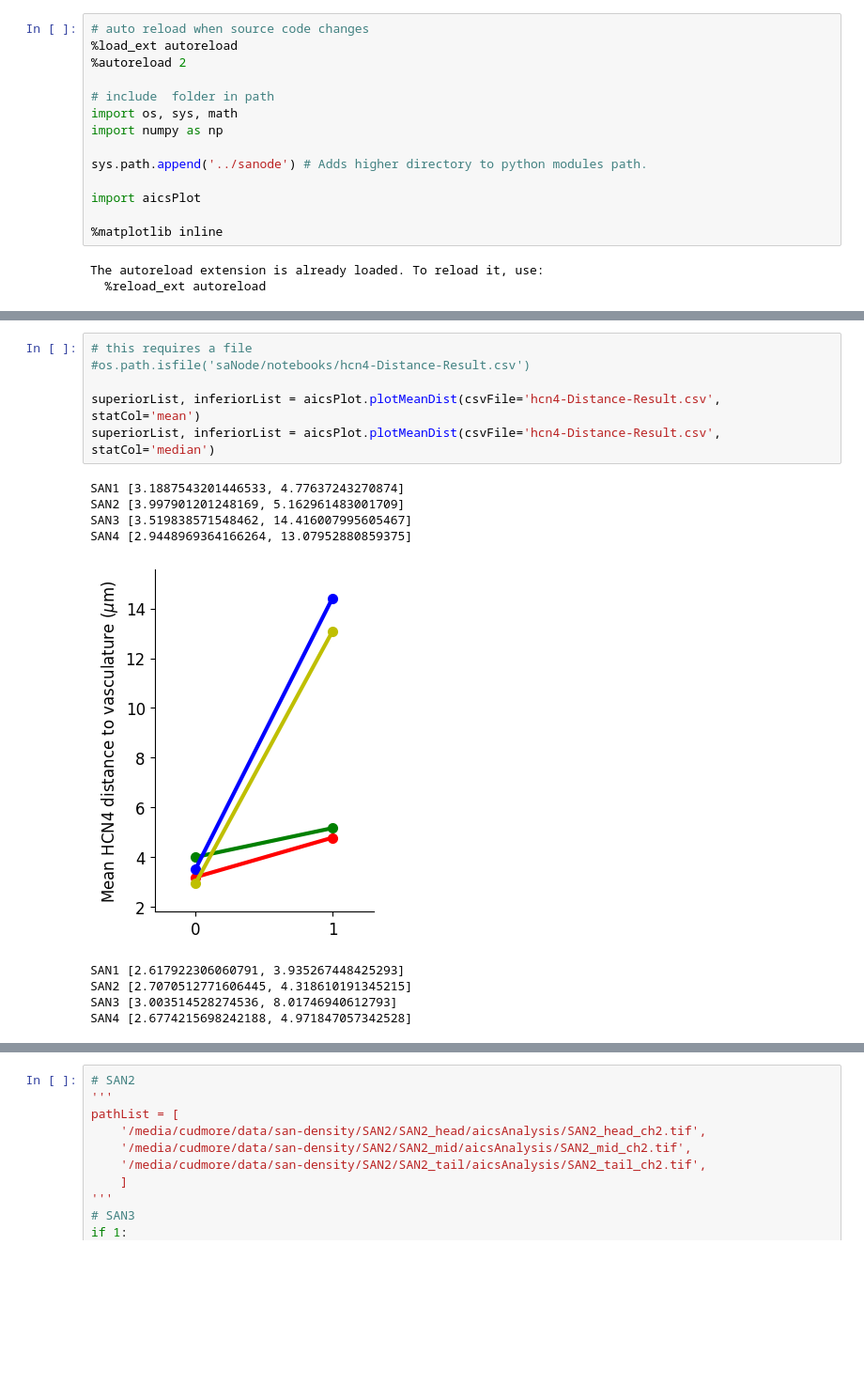
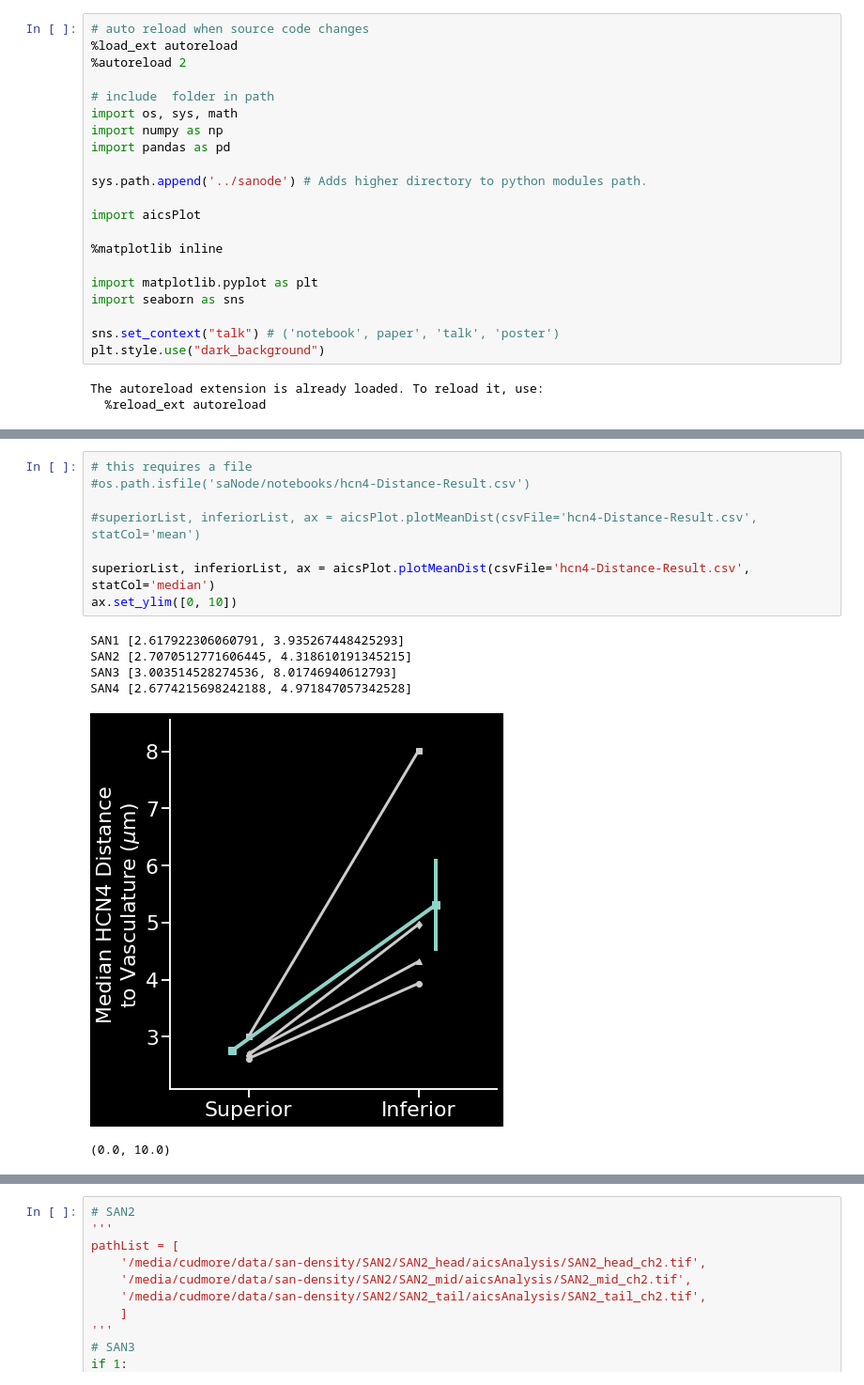
Before and after one commit to cudmore/saNode, a Jupyter notebook: notebooks/manuscript-20201103.ipynb, the cells around one changed output, grey strips where cells are left out. Shown: that part at 94% size. Cells and saved outputs as stored; diff of their text form; blank space fills up the shorter version.

```diff
--- a/notebooks/manuscript-20201103.ipynb
+++ b/notebooks/manuscript-20201103.ipynb
@@ -6,12 +6,19 @@
 # include  folder in path
 import os, sys, math
 import numpy as np
+import pandas as pd
 
 sys.path.append('../sanode') # Adds higher directory to python modules path.
 
 import aicsPlot
 
 %matplotlib inline
+
+import matplotlib.pyplot as plt
+import seaborn as sns
+
+sns.set_context("talk") # ('notebook', paper', 'talk', 'poster')
+plt.style.use("dark_background")
 # %% [output]
 The autoreload extension is already loaded. To reload it, use:
   %reload_ext autoreload
@@ -63,16 +73,15 @@ paired ttest pValue: 0.0511374924790585
 # %%
 # this requires a file
 #os.path.isfile('saNode/notebooks/hcn4-Distance-Result.csv')
 
-superiorList, inferiorList = aicsPlot.plotMeanDist(csvFile='hcn4-Distance-Result.csv', statCol='mean')
-superiorList, inferiorList = aicsPlot.plotMeanDist(csvFile='hcn4-Distance-Result.csv', statCol='median')
+#superiorList, inferiorList, ax = aicsPlot.plotMeanDist(csvFile='hcn4-Distance-Result.csv', statCol='mean')
+
+superiorList, inferiorList, ax = aicsPlot.plotMeanDist(csvFile='hcn4-Distance-Result.csv', statCol='median')
+ax.set_ylim([0, 10])
 # %% [output]
-SAN1 [3.1887543201446533, 4.77637243270874]
-SAN2 [3.997901201248169, 5.162961483001709]
-SAN3 [3.519838571548462, 14.416007995605467]
-SAN4 [2.9448969364166264, 13.07952880859375]
+SAN1 [2.617922306060791, 3.935267448425293]
+SAN2 [2.7070512771606445, 4.318610191345215]
+SAN3 [3.003514528274536, 8.01746940612793]
+SAN4 [2.6774215698242188, 4.971847057342528]
-[figure, old version]
+[figure, new version]
-SAN1 [2.617922306060791, 3.935267448425293]
-SAN2 [2.7070512771606445, 4.318610191345215]
-SAN3 [3.003514528274536, 8.01746940612793]
-SAN4 [2.6774215698242188, 4.971847057342528]
+(0.0, 10.0)
```
Also changed, not shown: parts of 10 cells of this notebook, 9 other files.
